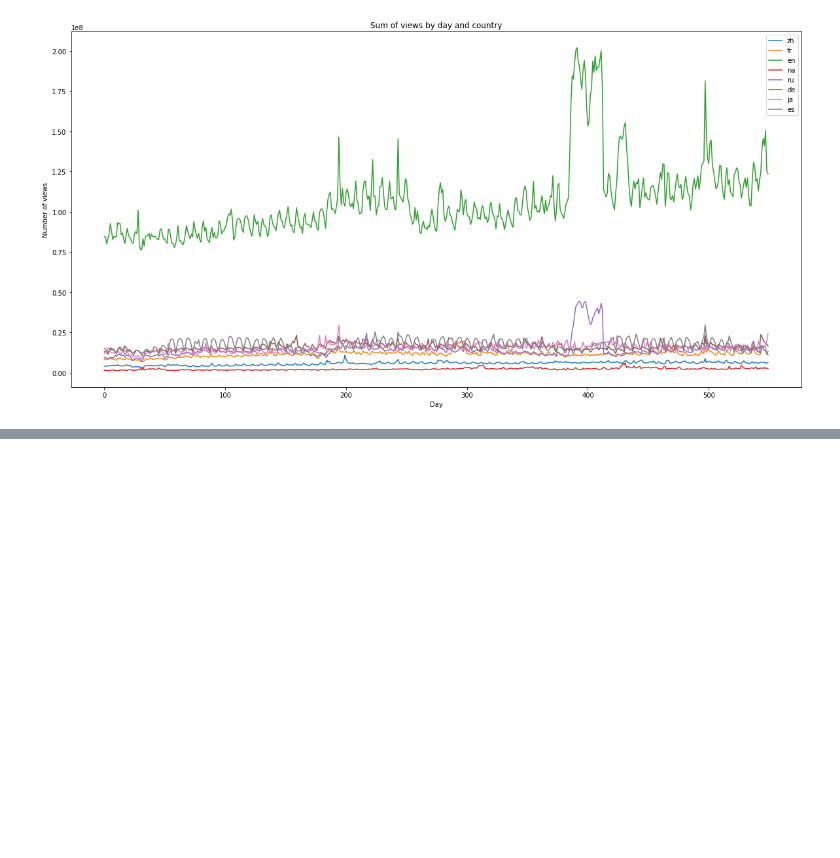
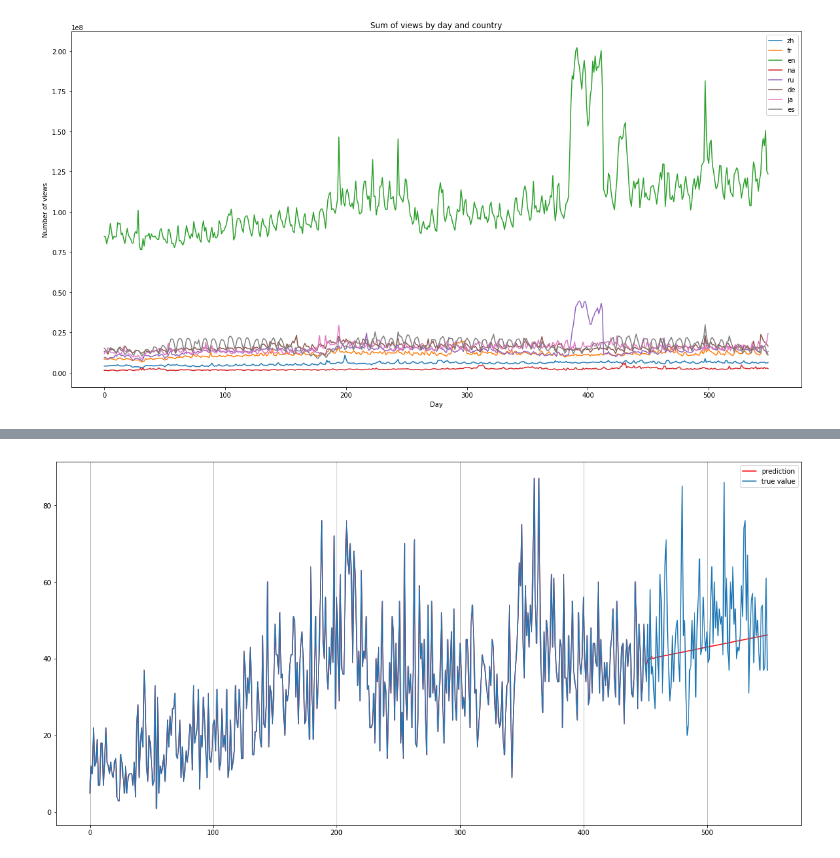
Before and after one commit to maximelovino/WikiForecasting, a Jupyter notebook: wiki_exploration.ipynb, the cells around one changed output, grey strips where cells are left out. Saved outputs shown, nothing was run; the diff lists cells and outputs as text; code cells hidden in the pictures; blank space fills up the shorter version.

```diff
--- a/wiki_exploration.ipynb
+++ b/wiki_exploration.ipynb
@@ -101,0 +181,11 @@ plt.show()
+# %%
+plt.figure(figsize=(20,10))
+plot_prediction = [x for x in train] + prediction
+plt.plot(plot_prediction, color='red', label='prediction')
+plt.plot(full_set, label='true value')
+# plt.xticks(ticks=np.arange(0,len(full_set),10))
+plt.grid(axis='x',which='major')
+plt.legend()
+plt.show()
+# %% [output]
+[figure, added]
```
Also changed, not shown: parts of 11 cells of this notebook, 1 other file.
